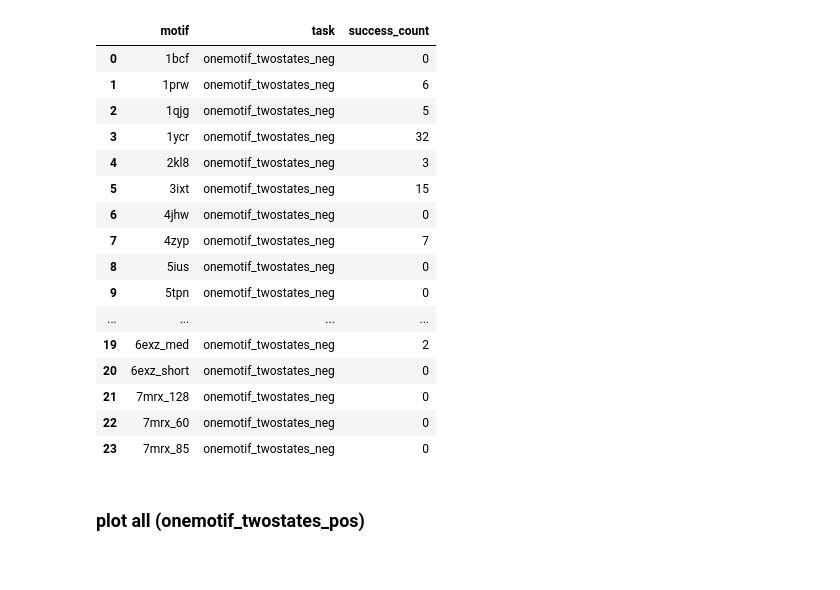
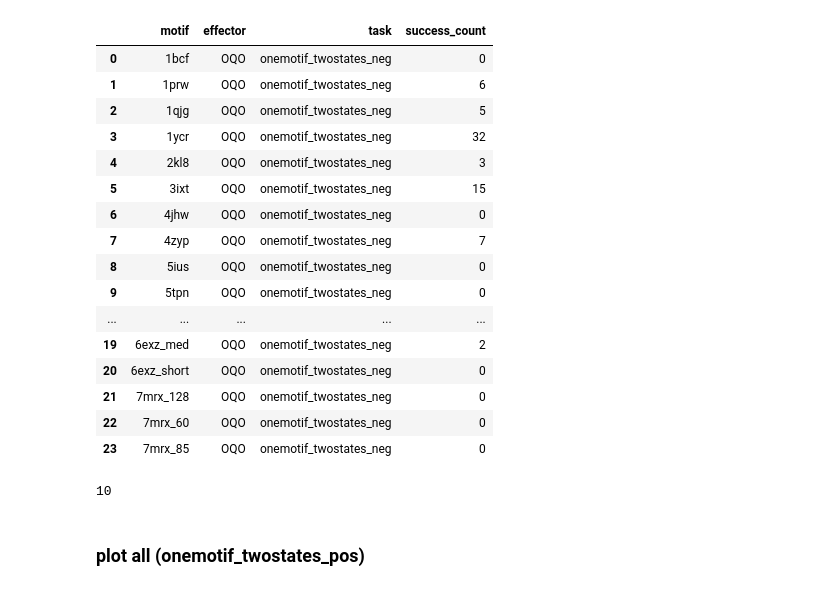
Before and after one commit to aparsanMIT/MotifCraft-AA, a Jupyter notebook: eval.ipynb, the cells around one changed output. Drawn from its saved outputs; the diff is of its cells as text; code cells hidden in the pictures.

Commit message:
aggregating results and magnesium experiments

```diff
--- a/eval.ipynb
+++ b/eval.ipynb
@@ -162,37 +167,57 @@ plot_scatter_motifrmsd(df_agg, motif)
 # %%
 successes_neg = []
-out_dir = f"./out/onemotif_twostates_neg/"
+out_dir = f"out/onemotif_twostates_neg_OQO/"
 
 for motif in sorted(os.listdir(out_dir)):
-    motif_out_dir = os.path.join(out_dir,motif)
-    motif_pdb = f"/data/cb/mihirb14/projects/BoltzDesign1/motifs/{motif}.pdb"
-    full, agg = motif_results(motif_out_dir, motif_pdb, motif)
+    motif_out_dir = os.path.join(out_dir, motif)
 
-    n_success = len(agg[(agg["motifRMSD_mean_unbound"] <= 1.0) & (agg["motifRMSD_mean_bound"] > 1.0)])# condition for one motif two states negative allostery
-    successes_neg.append({"motif": motif, "task": "onemotif_twostates_neg", "success_count": n_success})
-    plot_scatter_motifrmsd(agg, motif).show()
+    agg_path = os.path.join(motif_out_dir, "_aggresults.csv")
+    full_path = os.path.join(motif_out_dir, "_fullresults.csv")
+
+    if not (os.path.exists(agg_path) and os.path.exists(full_path)):
+        motif_pdb = f"/data/cb/mihirb14/projects/BoltzDesign1/motifs/{motif}.pdb"
+        full, agg = motif_results(motif_out_dir, motif_pdb, motif)
+    else:
+        full = pd.read_csv(full_path)
+        agg = pd.read_csv(agg_path)
+
+    # condition for one motif two states negative allostery
+    n_success = len(
+        agg[(agg["motifRMSD_mean_unbound"] <= 1.0) & (agg["motifRMSD_mean_bound"] > 1.0)]
+    )
+    successes_neg.append({
+        "motif": motif,
+        "effector":"OQO",
+        "task": "onemotif_twostates_neg",
+        "success_count": n_success
+    })
+
+    # plot_scatter_motifrmsd(agg, motif).show()
 
 df_neg = pd.DataFrame(successes_neg)
+df_neg
+# %% [output]
+|  | motif | effector | task | success_count |
+| 0 | 1bcf | OQO | onemotif_twostates_neg | 0 |
+| 1 | 1prw | OQO | onemotif_twostates_neg | 6 |
+| 2 | 1qjg | OQO | onemotif_twostates_neg | 5 |
+| 3 | 1ycr | OQO | onemotif_twostates_neg | 32 |
+| 4 | 2kl8 | OQO | onemotif_twostates_neg | 3 |
+| 5 | 3ixt | OQO | onemotif_twostates_neg | 15 |
+| 6 | 4jhw | OQO | onemotif_twostates_neg | 0 |
+| 7 | 4zyp | OQO | onemotif_twostates_neg | 7 |
+| 8 | 5ius | OQO | onemotif_twostates_neg | 0 |
+| 9 | 5tpn | OQO | onemotif_twostates_neg | 0 |
+| ... | ... | ... | ... | ... |
+| 19 | 6exz_med | OQO | onemotif_twostates_neg | 2 |
+| 20 | 6exz_short | OQO | onemotif_twostates_neg | 0 |
+| 21 | 7mrx_128 | OQO | onemotif_twostates_neg | 0 |
+| 22 | 7mrx_60 | OQO | onemotif_twostates_neg | 0 |
+| 23 | 7mrx_85 | OQO | onemotif_twostates_neg | 0 |
-# %%
-df_neg
-# %% [output]
-|  | motif | task | success_count |
-| 0 | 1bcf | onemotif_twostates_neg | 0 |
-| 1 | 1prw | onemotif_twostates_neg | 6 |
-| 2 | 1qjg | onemotif_twostates_neg | 5 |
-| 3 | 1ycr | onemotif_twostates_neg | 32 |
-| 4 | 2kl8 | onemotif_twostates_neg | 3 |
-| 5 | 3ixt | onemotif_twostates_neg | 15 |
-| 6 | 4jhw | onemotif_twostates_neg | 0 |
-| 7 | 4zyp | onemotif_twostates_neg | 7 |
-| 8 | 5ius | onemotif_twostates_neg | 0 |
-| 9 | 5tpn | onemotif_twostates_neg | 0 |
-| ... | ... | ... | ... |
-| 19 | 6exz_med | onemotif_twostates_neg | 2 |
-| 20 | 6exz_short | onemotif_twostates_neg | 0 |
-| 21 | 7mrx_128 | onemotif_twostates_neg | 0 |
-| 22 | 7mrx_60 | onemotif_twostates_neg | 0 |
-| 23 | 7mrx_85 | onemotif_twostates_neg | 0 |
+# %%
+len(df_neg[df_neg["success_count"]!=0])
+# %% [output]
+10
 # %% [markdown]
 ### plot all (onemotif_twostates_pos)
 # %%
```
Also changed, not shown: parts of 13 cells of this notebook, 1 other file.
